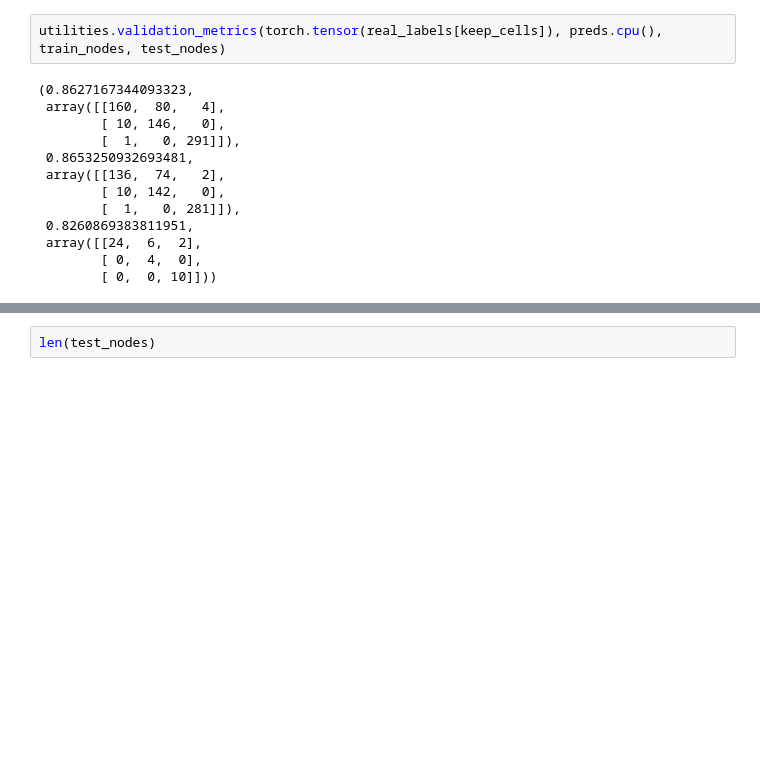
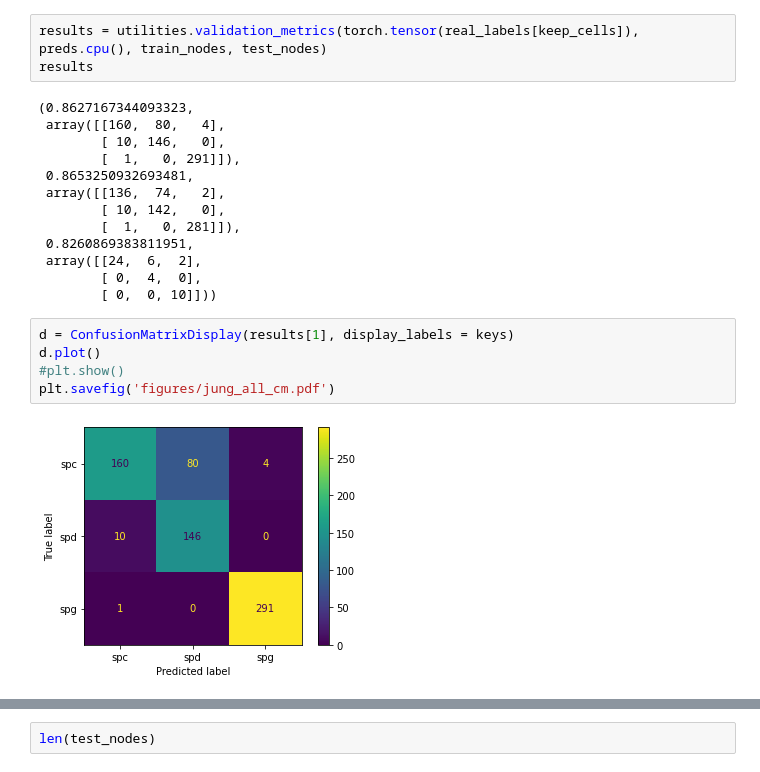
Before and after one commit to lewinsohndp/scSHARP, a Jupyter notebook: jung_results.ipynb, the cells around one changed output, grey strips where cells are left out. Cells and saved outputs as stored; diff of their text form; blank space fills up the shorter version.

```diff
--- a/jung_results.ipynb
+++ b/jung_results.ipynb
@@ -188,7 +188,8 @@ Loss in epoch 120 = 0.000157
 Loss in epoch 130 = 0.000080
 Loss in epoch 140 = 0.000076
 # %%
-utilities.validation_metrics(torch.tensor(real_labels[keep_cells]), preds.cpu(), train_nodes, test_nodes)
+results = utilities.validation_metrics(torch.tensor(real_labels[keep_cells]), preds.cpu(), train_nodes, test_nodes)
+results
 # %% [output]
 (0.8627167344093323,
  array([[160,  80,   4],
@@ -202,3 +203,10 @@ utilities.validation_metrics(torch.tensor(real_labels[keep_cells]), preds.cpu(),
  array([[24,  6,  2],
         [ 0,  4,  0],
         [ 0,  0, 10]]))
+# %%
+d = ConfusionMatrixDisplay(results[1], display_labels = keys)
+d.plot()
+#plt.show()
+plt.savefig('figures/jung_all_cm.pdf')
+# %% [output]
+[figure, added]
```
Also changed, not shown: parts of 13 cells of this notebook, 39 other files.
